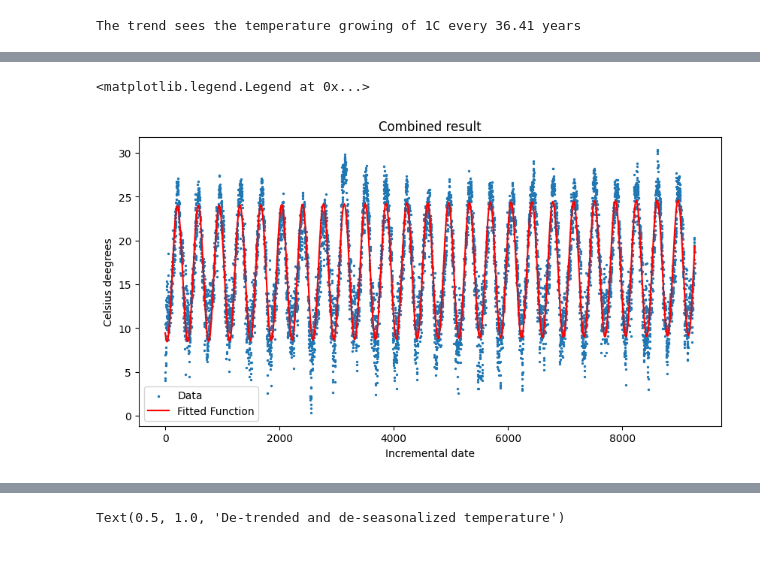
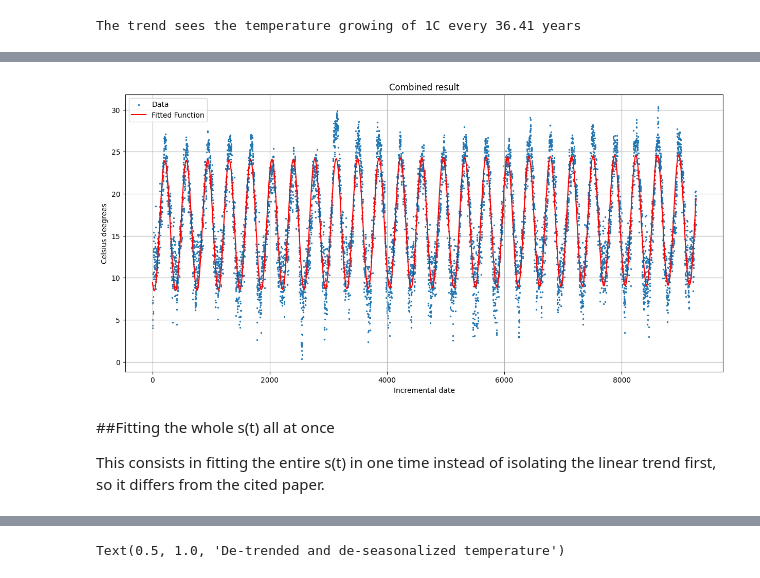
Before and after one commit to FrancescoZanni/Temperature, a Jupyter notebook: Temperature.ipynb, the cells around one changed output, grey strips where cells are left out. Cells and saved outputs as stored; diff of their text form; code cells hidden in the pictures.

```diff
--- a/Temperature.ipynb
+++ b/Temperature.ipynb
@@ -335,6 +386,7 @@ def s_detrended(t, a1, b1, f, g):
     return a1 * np.sin(2*np.pi*(t+f)/365) + b1 * np.cos(2*np.pi*(t+g)/365)
 # %%
 #Fitting
-params_detrended, covariance = curve_fit(s_detrended, x, y_detrended)
+params_detrended, cov = curve_fit(s_detrended, x, y_detrended)
+perr_sine = np.sqrt(np.diag(cov))
 # %%
 print("Parameters found are: ")
@@ -364,19 +416,23 @@ ax.legend()
 # %%
 #complete set of parameters
 params_complete = [a,b,*params_detrended]
 # Generate fitted data using the optimized parameters
 y_fit = line(x,a,b)+s_detrended(x, *params_detrended)
 
 # Plot the original data and the fitted function
 
 
-ax = pl.figure(figsize=(10,5)).add_subplot(111)
+ax = pl.figure(figsize=(15,7)).add_subplot(111)
 ax.scatter(x,y, label = "Data", s=2)
 ax.plot(x,y_fit, 'r-', label='Fitted Function')
 ax.set_title("Combined result")
 ax.set_ylabel("Celsius deegrees")
 ax.set_xlabel("Incremental date")
 ax.legend()
+ax.grid(True)
 # %% [output]
-<matplotlib.legend.Legend at 0x...>
-[figure, old version]
+[figure, new version]
+# %% [markdown]
+##Fitting the whole s(t) all at once
+
+This consists in fitting the entire s(t) in one time instead of isolating the linear trend first, so it differs from the cited paper.
```
Also changed, not shown: parts of 39 cells of this notebook.
